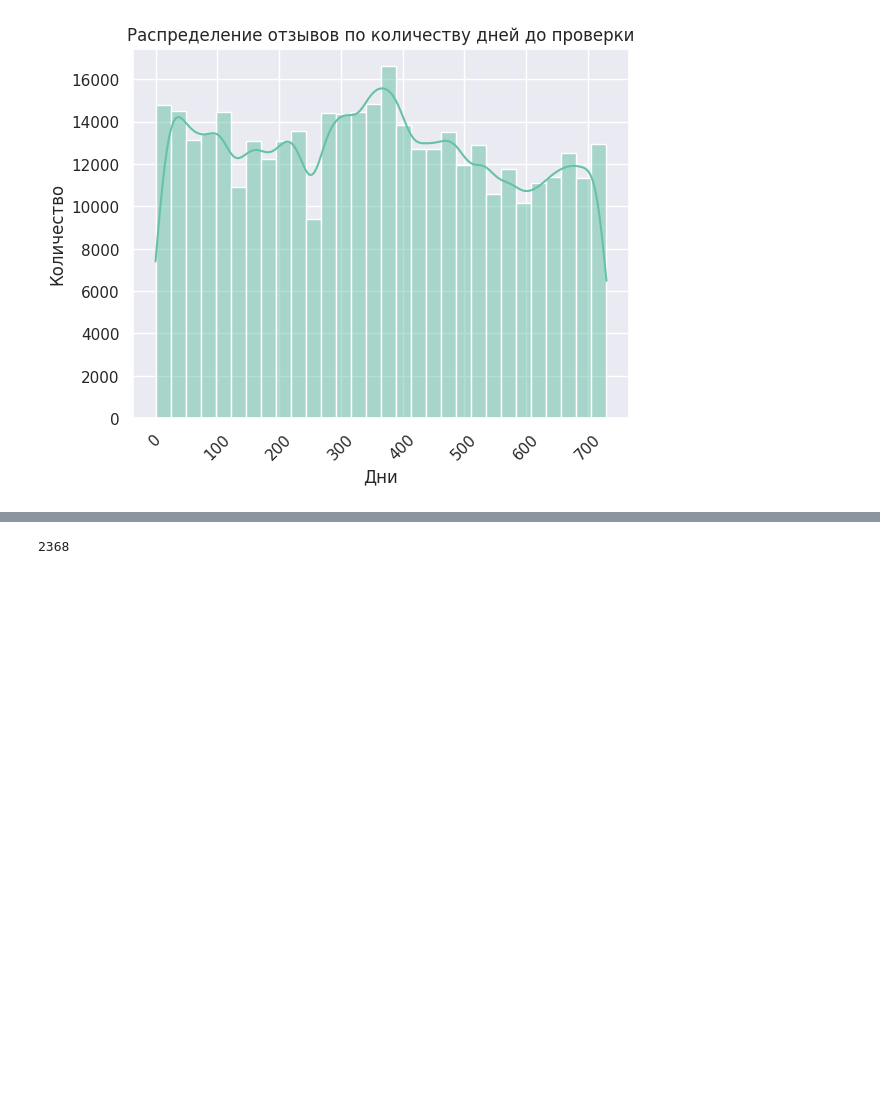
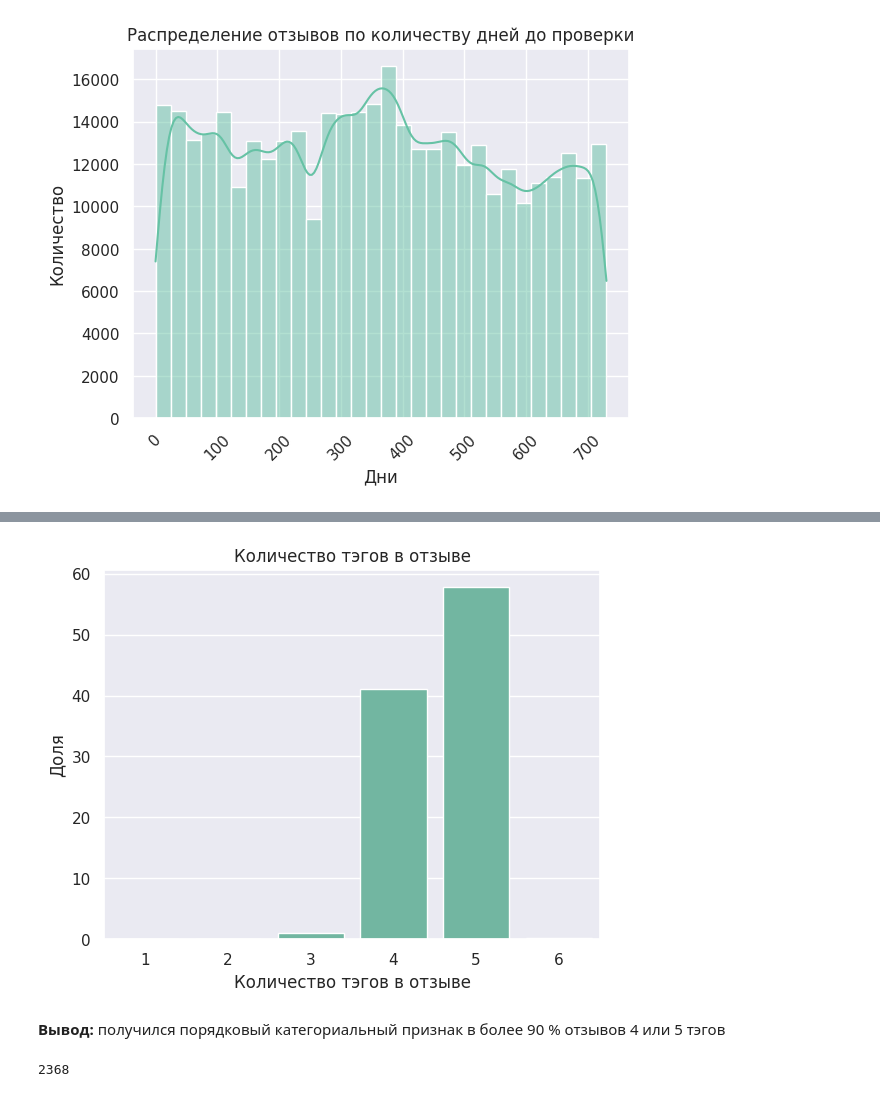
Before and after one commit to AntonYurkovskiy/Project_3_EDA_FE_BookingHotelsRating, a Jupyter notebook: EDA_Project_3_model.ipynb, the cells around one changed output, grey strips where cells are left out. Saved outputs shown, nothing was run; the diff lists cells and outputs as text; code cells hidden in the pictures; blank space fills up the shorter version.

```diff
--- a/EDA_Project_3_model.ipynb
+++ b/EDA_Project_3_model.ipynb
@@ -381,0 +386,8 @@ plt.show()
+# %%
+def rev_func_len(num_tags):
+    num_tags = num_tags[2:-2]
+    res = num_tags.strip().split(' \', \' ')
+    return len(res)
+# %%
+hotels_copy['tags_n'] = hotels_copy['tags'].apply(rev_func_len)
+hotels_copy['tags_n'].value_counts()
@@ -382 +403,10 @@ plt.show()
+# %%
+ax = sns.countplot(hotels_copy, x="tags_n", stat='percent')
+ax.set(xlabel='Количество тэгов в отзыве', ylabel='Доля')
+plt.title('Количество тэгов в отзыве')
+plt.show()
+# %% [output]
+[figure, added]
+# %% [markdown]
+**Вывод:** получился порядковый категориальный признак в более 90 % отзывов 4 или 5 тэгов
 # %%
```
Also changed, not shown: parts of 10 cells of this notebook.
